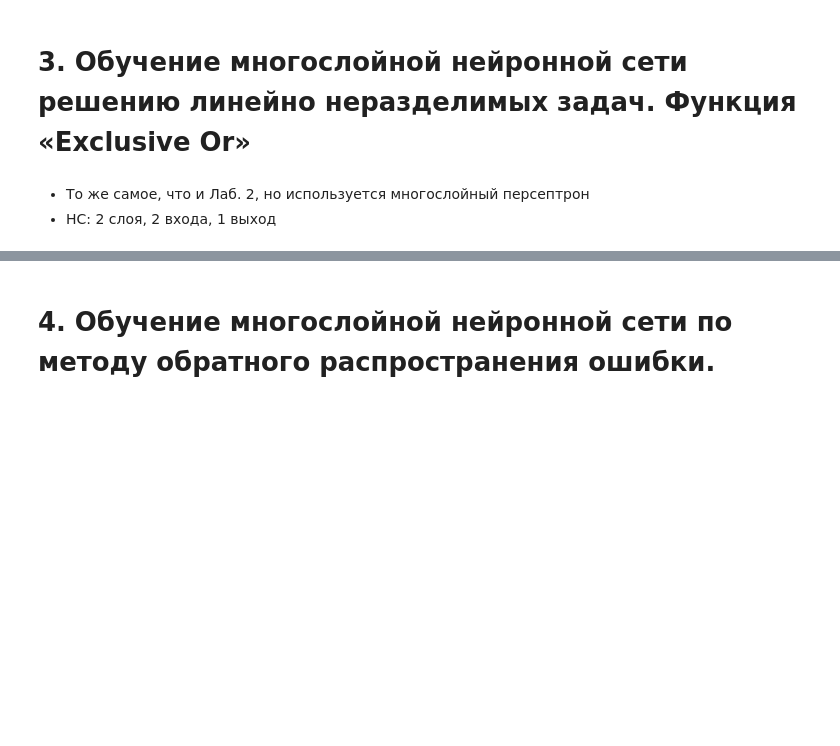
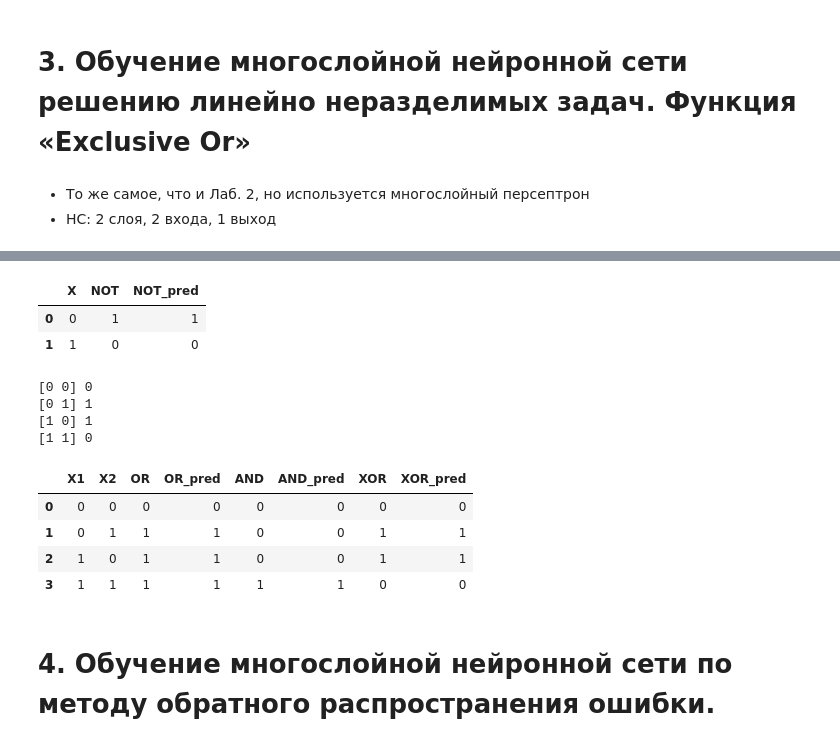
Before and after one commit to kae4ka/university-hometasks, a Jupyter notebook: INS.ipynb, the cells around one changed output, grey strips where cells are left out. Saved outputs shown, nothing was run; the diff lists cells and outputs as text; code cells hidden in the pictures; blank space fills up the shorter version.

```diff
--- a/INS.ipynb
+++ b/INS.ipynb
@@ -275,3 +228,52 @@ XOR:
+# %%
+# обучение логическому НЕ
+W_not = np.copy(training(X_not, Y_not, W_not))
+
+y_pred_not = []
+
+for k in X_not:
+  k = np.insert(k, len(k), 1, axis=0)
+  y_pred_not.append(perceptron(k, W_not))
+
+df_not.insert(2, "NOT_pred", y_pred_not, True)
+
+df_not
+# %% [output]
+|  | X | NOT | NOT_pred |
+| 0 | 0 | 1 | 1 |
+| 1 | 1 | 0 | 0 |
+# %%
+def XOR_perceptron(x):
+	x = np.insert(x, len(x), 1, axis = 0)
+
+	h_and = perceptron(x, W_and.T)
+	h_or = perceptron(x, W_or.T)
+	h_and = np.array([h_and, 1])
+	h_not_and = perceptron(h_and, W_not.T)
+
+	h = np.array([h_or, h_not_and])
+	h = np.insert(h, len(h), 1, axis = 0)
+	y_pred = perceptron(h, W_and.T)
+	return y_pred
+# %%
+y_pred_xor = []
+
+for k in X:
+  y_pred_xor.append(XOR_perceptron(k))
+
+df.insert(7, "XOR_pred", y_pred_xor, True)
+
+df
+# %% [output]
+[0 0] 0
+[0 1] 1
+[1 0] 1
+[1 1] 0
+|  | X1 | X2 | OR | OR_pred | AND | AND_pred | XOR | XOR_pred |
+| 0 | 0 | 0 | 0 | 0 | 0 | 0 | 0 | 0 |
+| 1 | 0 | 1 | 1 | 1 | 0 | 0 | 1 | 1 |
+| 2 | 1 | 0 | 1 | 1 | 0 | 0 | 1 | 1 |
+| 3 | 1 | 1 | 1 | 1 | 1 | 1 | 0 | 0 |
 # %%
 import warnings
 warnings.filterwarnings("ignore", category=np.VisibleDeprecationWarning)
```
Also changed, not shown: parts of 6 cells of this notebook.
